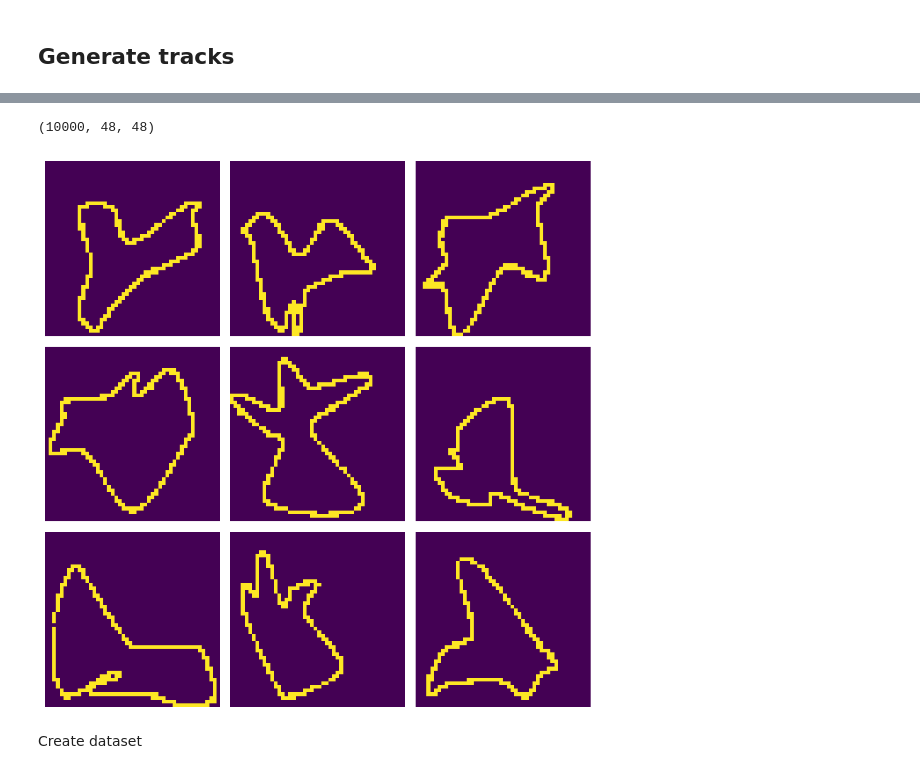
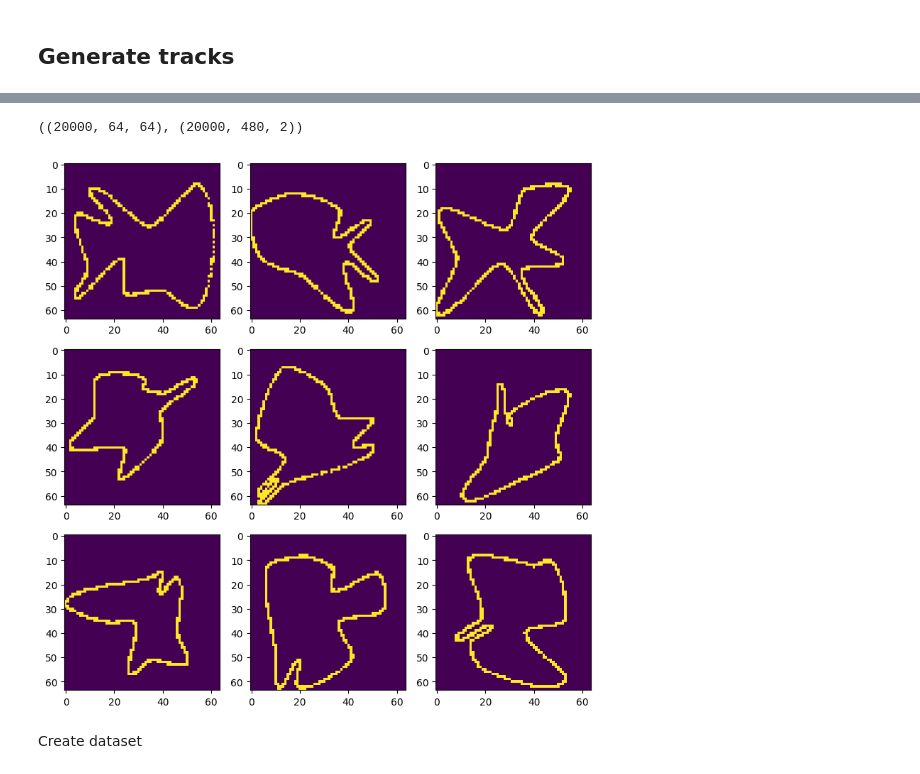
Before and after one commit to JuanJoseZapata/curriculum_learning_ws, a Jupyter notebook: scripts/VAE.ipynb, the cells around one changed output, grey strips where cells are left out. Saved outputs shown, nothing was run; the diff lists cells and outputs as text; code cells hidden in the pictures.

```diff
--- a/scripts/VAE.ipynb
+++ b/scripts/VAE.ipynb
@@ -20,10 +21,10 @@ from gym_multi_car_racing import bezier
 def get_track(control_points=None, np_random=np_random):
     if control_points is not None:
         a = np.array(control_points)
-        x, y, _ = bezier.get_bezier_curve(a=a, rad=0.2, edgy=0.1, numpoints=40)
+        x, y, _ = bezier.get_bezier_curve(a=a, rad=0.2, edgy=0.2, numpoints=40)
     else:
-        a = bezier.get_random_points(n=12, scale=PLAYFIELD, mindst=5, np_random=np_random)
-        x, y, _ = bezier.get_bezier_curve(a=a, rad=0.2, edgy=0.1, numpoints=40)
+        a = bezier.get_random_points(n=12, scale=PLAYFIELD, mindst=None, np_random=np_random)
+        x, y, _ = bezier.get_bezier_curve(a=a, rad=0.2, edgy=0.2, numpoints=40)
 
     return a, x, y
 # %%
@@ -138,28 +119,34 @@ plt.scatter(points[::2,0], points[::2,1], color="tab:orange", s=0.5)
 # %%
-num_tracks = 10000
+num_tracks = 20_000
 
-X = []
+X = []  # Track images
+Y = []  # x,y coordinates of track
 
 for i in range(num_tracks):
     # Generate random track
     checkpoints, x, y = get_track(np_random=np_random)
     # Get image from track
-    X.append(get_image(np.array([x, y]).T))
+    X.append(get_image(np.array([x, y]).T, width=64, height=64))
+    Y.append([x,y])
 
 X = np.array(X).astype(np.float32)
-X.shape
+Y = np.array(Y).astype(np.float32)
+# Move axis
+Y = np.moveaxis(Y, 1, 2)
+
+X.shape, Y.shape
 # %% [output]
-(10000, 48, 48)
+((20000, 64, 64), (20000, 480, 2))
 # %%
 plt.figure(figsize=(8,8))
 for i in range(9):
     j = np.random.randint(0, X.shape[0])
     plt.subplot(3,3,i+1)
     plt.imshow(X[j])
-    plt.axis('off')
+    #plt.axis('off')
 plt.tight_layout()
 # %% [output]
-[figure, old version]
+[figure, new version]
 # %% [markdown]
 Create dataset
 # %%
```
Also changed, not shown: parts of 40 cells of this notebook.
